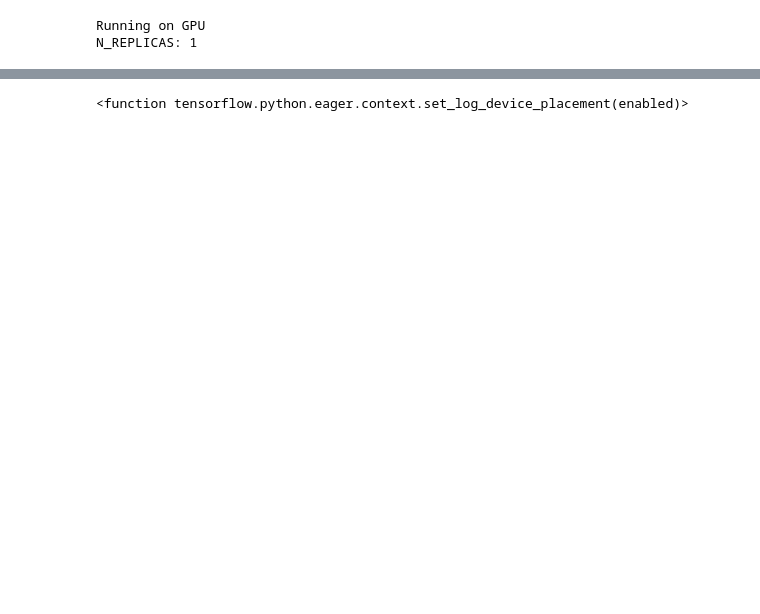
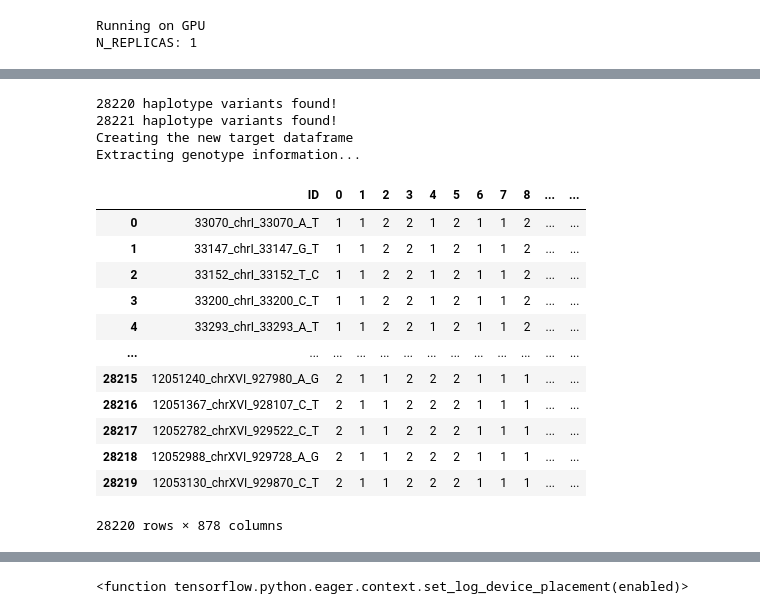
Before and after one commit to shilab/STI, a Jupyter notebook: STI V1.1.ipynb, the cells around one changed output, grey strips where cells are left out. Saved outputs shown, nothing was run; the diff lists cells and outputs as text; code cells hidden in the pictures; blank space fills up the shorter version.

```diff
--- a/STI V1.1.ipynb
+++ b/STI V1.1.ipynb
@@ -68,0 +89,10 @@ N_REPLICAS: 1
+# %%
+reference_panel.reset_index(drop=True, inplace=True)
+# %%
+print("Reading the target file...")
+real_target_set = pd.read_csv(target_file_path,
+                                   comment='#',
+                                   sep=sep,
+                                   index_col=index_column,
+                                    dtype="string")
+real_target_set
@@ -68,0 +115,3 @@ N_REPLICAS: 1
+# %%
+real_target_set.reset_index(inplace=True)
+real_target_set
@@ -68,0 +132,51 @@ N_REPLICAS: 1
+# %%
+if variants_as_columns:
+    reference_panel = reference_panel.transpose().reset_index()
+else:
+    reference_panel = reference_panel.reset_index()
+
+reference_panel = reference_panel.rename(columns={ reference_panel.columns[0]: "ID"})
+
+VARIANT_COUNT = reference_panel.shape[0]
+ref_is_hap = not("|" in reference_panel.iloc[0, 2] or "/"  in reference_panel.iloc[0, 2])
+
+print(f"{VARIANT_COUNT} {'haplotype' if ref_is_hap else 'diplotype'} variants found!")
+
+if variants_as_columns:
+    real_target_set = real_target_set.transpose().reset_index()
+else:
+    real_target_set = real_target_set.reset_index()
+real_target_set = real_target_set.rename(columns={ real_target_set.columns[0]: "ID"})
+
+target_is_hap = not("|"  in real_target_set.iloc[0, 2] or "/" in real_target_set.iloc[0, 2])
+print(f"{real_target_set.shape[0]} {'haplotype' if target_is_hap else 'diplotype'} variants found!")
+
+target_is_phased = "|" in real_target_set.iloc[0, 2] or target_is_hap
+ref_is_phased = "|" in reference_panel.iloc[0, 2] or ref_is_hap
+is_phased = target_is_phased and ref_is_phased
+print("Creating the new target dataframe")
+target_set = real_target_set.merge(reference_panel["ID"], on='ID', how='right')
+# target_set[reference_panel.columns[0]] = reference_panel[reference_panel.columns[0]]
+target_set.fillna("." if target_is_hap else ".|." if is_phased else "./.", inplace=True)
+print("Extracting genotype information...")
+# %% [output]
+28220 haplotype variants found!
+28221 haplotype variants found!
+Creating the new target dataframe
+Extracting genotype information...
+# %%
+target_set
+# %% [output]
+|  | ID | 0 | 1 | 2 | 3 | 4 | 5 | 6 | 7 | 8 | ... | ... |
+| 0 | 33070_chrI_33070_A_T | 1 | 1 | 2 | 2 | 1 | 2 | 1 | 1 | 2 | ... | ... |
+| 1 | 33147_chrI_33147_G_T | 1 | 1 | 2 | 2 | 1 | 2 | 1 | 1 | 2 | ... | ... |
+| 2 | 33152_chrI_33152_T_C | 1 | 1 | 2 | 2 | 1 | 2 | 1 | 1 | 2 | ... | ... |
+| 3 | 33200_chrI_33200_C_T | 1 | 1 | 2 | 2 | 1 | 2 | 1 | 1 | 2 | ... | ... |
+| 4 | 33293_chrI_33293_A_T | 1 | 1 | 2 | 2 | 1 | 2 | 1 | 1 | 2 | ... | ... |
+| ... | ... | ... | ... | ... | ... | ... | ... | ... | ... | ... | ... | ... |
+| 28215 | 12051240_chrXVI_927980_A_G | 2 | 1 | 1 | 2 | 2 | 2 | 1 | 1 | 1 | ... | ... |
+| 28216 | 12051367_chrXVI_928107_C_T | 2 | 1 | 1 | 2 | 2 | 2 | 1 | 1 | 1 | ... | ... |
+| 28217 | 12052782_chrXVI_929522_C_T | 2 | 1 | 1 | 2 | 2 | 2 | 1 | 1 | 1 | ... | ... |
+| 28218 | 12052988_chrXVI_929728_A_G | 2 | 1 | 1 | 2 | 2 | 2 | 1 | 1 | 1 | ... | ... |
+| 28219 | 12053130_chrXVI_929870_C_T | 2 | 1 | 1 | 2 | 2 | 2 | 1 | 1 | 1 | ... | ... |
+28220 rows × 878 columns
```
Also changed, not shown: parts of 8 cells of this notebook.
